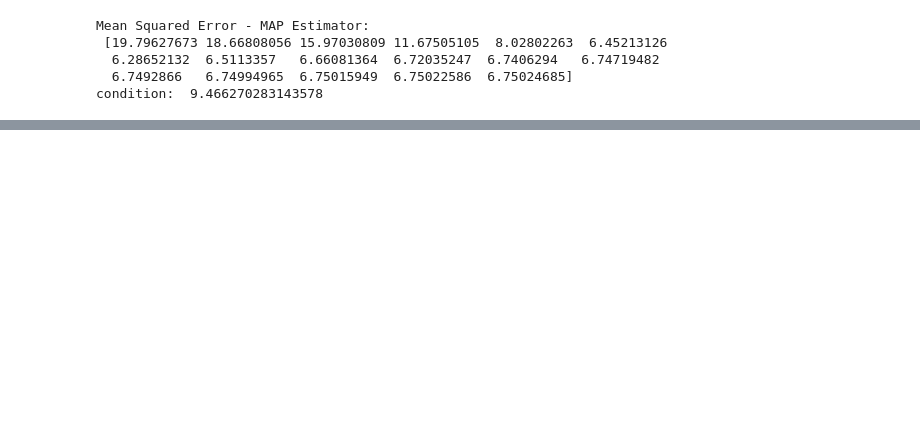
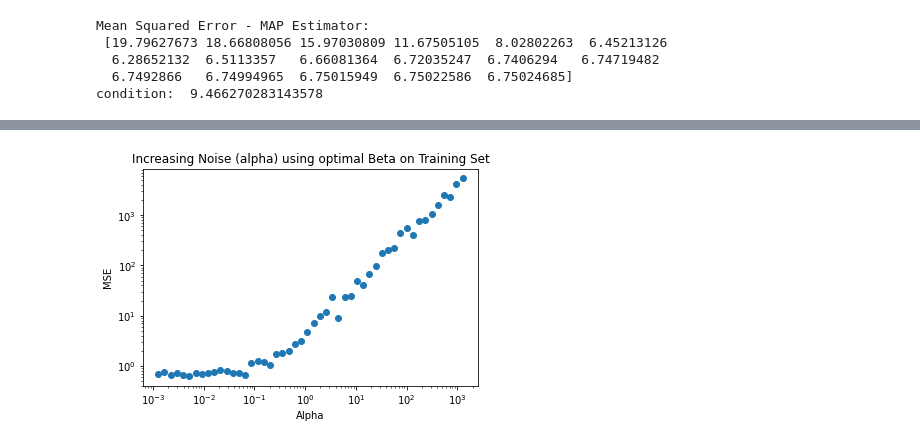
Before and after one commit to meuliano/EECE5644, a Jupyter notebook: HW3/hw3_2.ipynb, the cells around one changed output, grey strips where cells are left out. Saved outputs shown, nothing was run; the diff lists cells and outputs as text; code cells hidden in the pictures; blank space fills up the shorter version.

```diff
--- a/HW3/hw3_2.ipynb
+++ b/HW3/hw3_2.ipynb
@@ -119,0 +205,20 @@ for alpha_ind in range(len(alpha_sweep)):
+# %%
+# Now we have trained optimal weights for sweeps of Beta and Alpha
+# Use the entire training dataset to optimize the model parameters using MAP using best hyperparams
+
+
+# Find Parameter Vector using MAP equation for each fold and for each value of beta
+w_maps_train = np.array([mapParamEstimate(x_train,y_train_sweep[i],beta_opts[i],v_sigma) for i in range(len(beta_opts))])
+# Find the MSE for each generated param vector using validation set
+mse_map_train = np.array([meanSquaredError(w_maps_train[i], x_train, y_train_sweep[i]) for i in range(w_maps_train.shape[0])])
+# -2 times log likelihood of TEST DATA ?????
+
+plt.scatter(alpha_sweep,mse_map_train)
+plt.title("Increasing Noise (alpha) using optimal Beta on Training Set")
+plt.xscale('log')
+plt.yscale('log')
+plt.xlabel("Alpha")
+plt.ylabel("MSE")
+plt.show()
+# %% [output]
+[figure, added]
```
Also changed, not shown: parts of 10 cells of this notebook.
